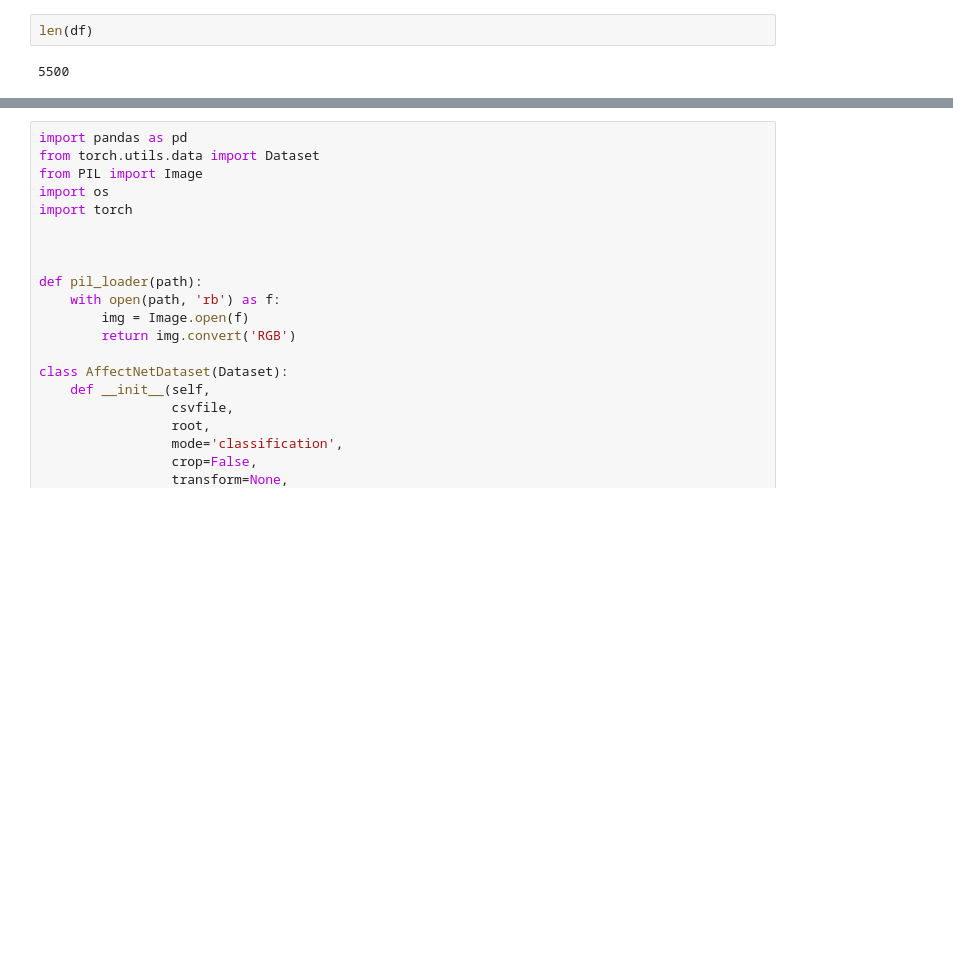
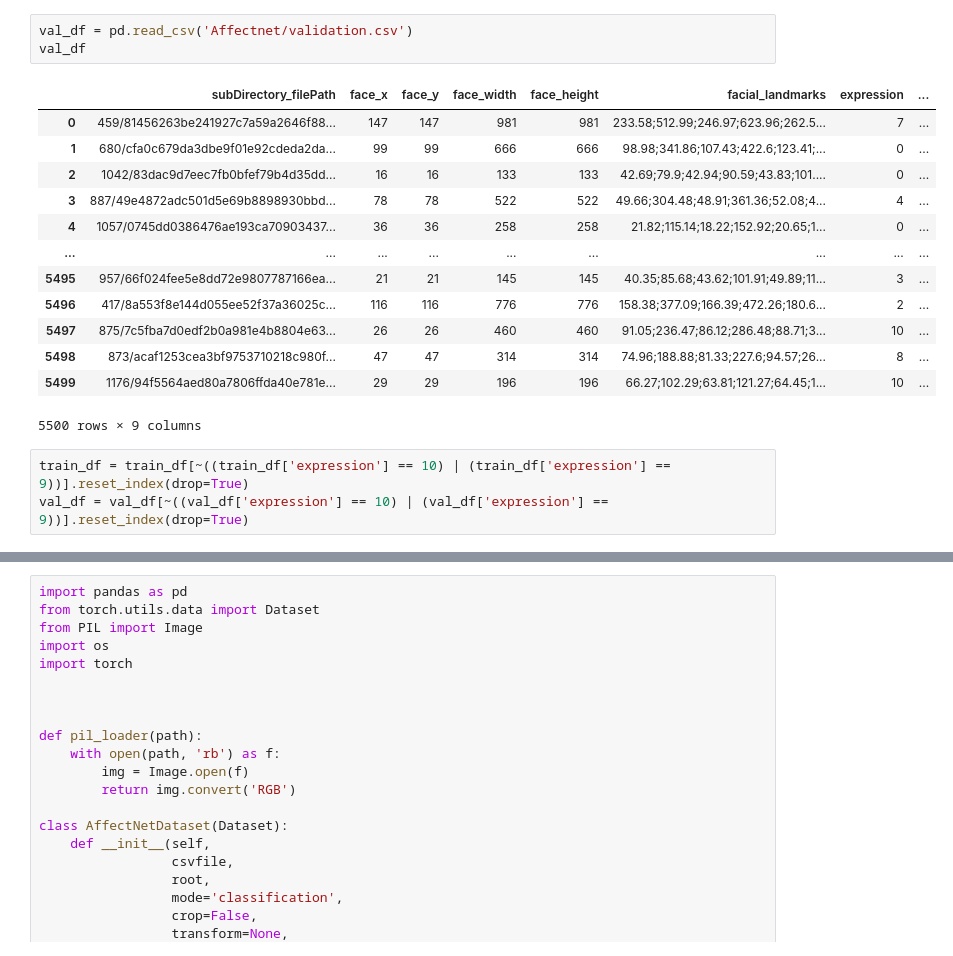
Before and after one commit to HoriiLabWork/lab-work, a Jupyter notebook: test.ipynb, the cells around one changed output, grey strips where cells are left out. Cells and saved outputs as stored; diff of their text form; blank space fills up the shorter version.

```diff
--- a/test.ipynb
+++ b/test.ipynb
@@ -37,4 +23,20 @@ df[~((df['expression'] == 10) | (df['expression'] == 9))].reset_index(drop=True)
-# %%
-len(df)
-# %% [output]
-5500
+# %%
+val_df = pd.read_csv('Affectnet/validation.csv')
+val_df
+# %% [output]
+|  | subDirectory_filePath | face_x | face_y | face_width | face_height | facial_landmarks | expression | ... |
+| 0 | 459/81456263be241927c7a59a2646f88... | 147 | 147 | 981 | 981 | 233.58;512.99;246.97;623.96;262.5... | 7 | ... |
+| 1 | 680/cfa0c679da3dbe9f01e92cdeda2da... | 99 | 99 | 666 | 666 | 98.98;341.86;107.43;422.6;123.41;... | 0 | ... |
+| 2 | 1042/83dac9d7eec7fb0bfef79b4d35dd... | 16 | 16 | 133 | 133 | 42.69;79.9;42.94;90.59;43.83;101.... | 0 | ... |
+| 3 | 887/49e4872adc501d5e69b8898930bbd... | 78 | 78 | 522 | 522 | 49.66;304.48;48.91;361.36;52.08;4... | 4 | ... |
+| 4 | 1057/0745dd0386476ae193ca70903437... | 36 | 36 | 258 | 258 | 21.82;115.14;18.22;152.92;20.65;1... | 0 | ... |
+| ... | ... | ... | ... | ... | ... | ... | ... | ... |
+| 5495 | 957/66f024fee5e8dd72e9807787166ea... | 21 | 21 | 145 | 145 | 40.35;85.68;43.62;101.91;49.89;11... | 3 | ... |
+| 5496 | 417/8a553f8e144d055ee52f37a36025c... | 116 | 116 | 776 | 776 | 158.38;377.09;166.39;472.26;180.6... | 2 | ... |
+| 5497 | 875/7c5fba7d0edf2b0a981e4b8804e63... | 26 | 26 | 460 | 460 | 91.05;236.47;86.12;286.48;88.71;3... | 10 | ... |
+| 5498 | 873/acaf1253cea3bf9753710218c980f... | 47 | 47 | 314 | 314 | 74.96;188.88;81.33;227.6;94.57;26... | 8 | ... |
+| 5499 | 1176/94f5564aed80a7806ffda40e781e... | 29 | 29 | 196 | 196 | 66.27;102.29;63.81;121.27;64.45;1... | 10 | ... |
+5500 rows × 9 columns
+# %%
+train_df = train_df[~((train_df['expression'] == 10) | (train_df['expression'] == 9))].reset_index(drop=True)
+val_df = val_df[~((val_df['expression'] == 10) | (val_df['expression'] == 9))].reset_index(drop=True)
```
Also changed, not shown: parts of 9 cells of this notebook, 2 other files.
